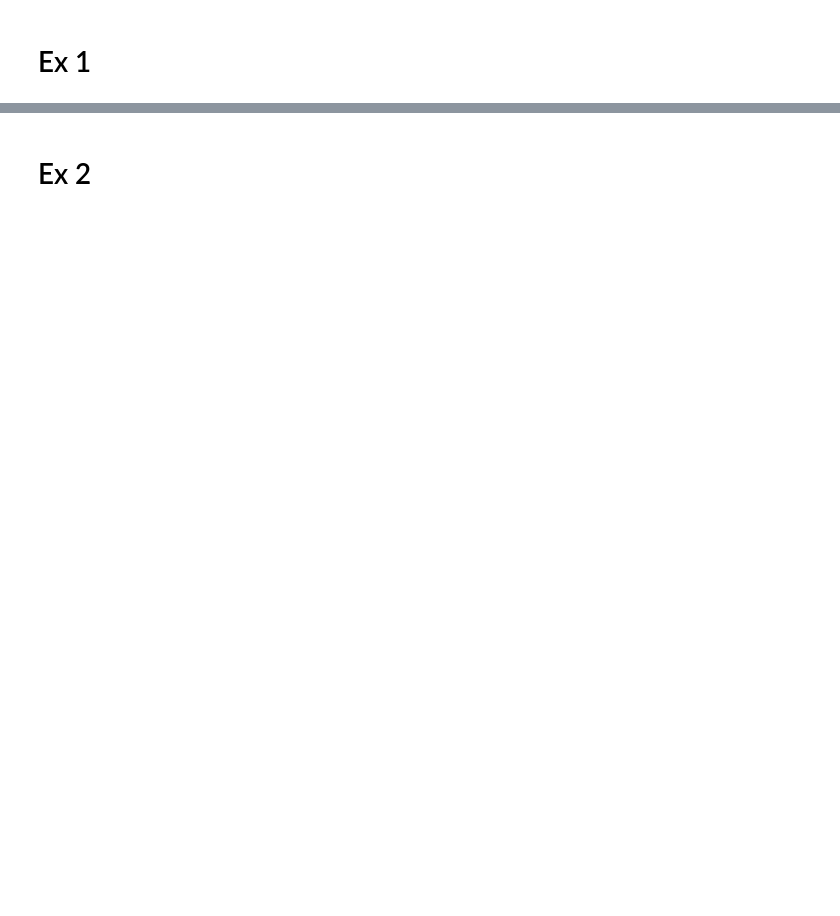
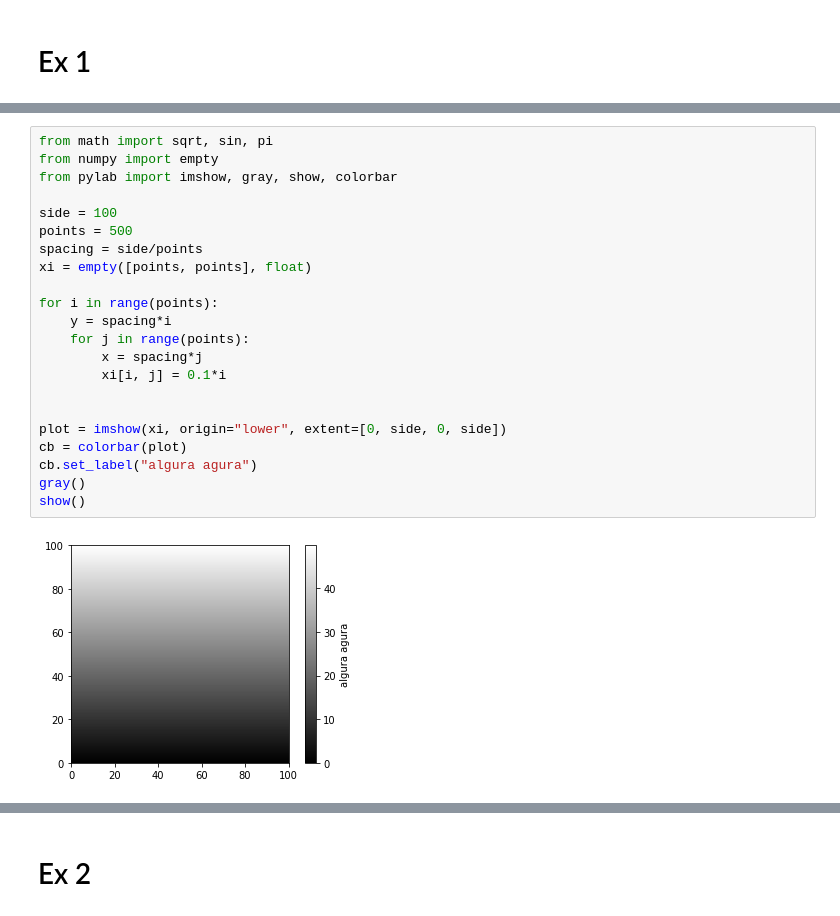
Before and after one commit to mcpeixoto/Computational-Physics-Course, a Jupyter notebook: ficha2.ipynb, the cells around one changed output, grey strips where cells are left out. Cells and saved outputs as stored; diff of their text form; blank space fills up the shorter version.

```diff
--- a/ficha2.ipynb
+++ b/ficha2.ipynb
@@ -11,0 +44,24 @@ import matplotlib.pyplot as plt, random
+# %%
+from math import sqrt, sin, pi
+from numpy import empty
+from pylab import imshow, gray, show, colorbar
+
+side = 100
+points = 500
+spacing = side/points
+xi = empty([points, points], float)
+
+for i in range(points):
+    y = spacing*i
+    for j in range(points):
+        x = spacing*j
+        xi[i, j] = 0.1*i
+
+
+plot = imshow(xi, origin="lower", extent=[0, side, 0, side])
+cb = colorbar(plot)
+cb.set_label("algura agura")
+gray()
+show()
+# %% [output]
+[figure, added]
```
Also changed, not shown: parts of 32 cells of this notebook, 2 other files.
